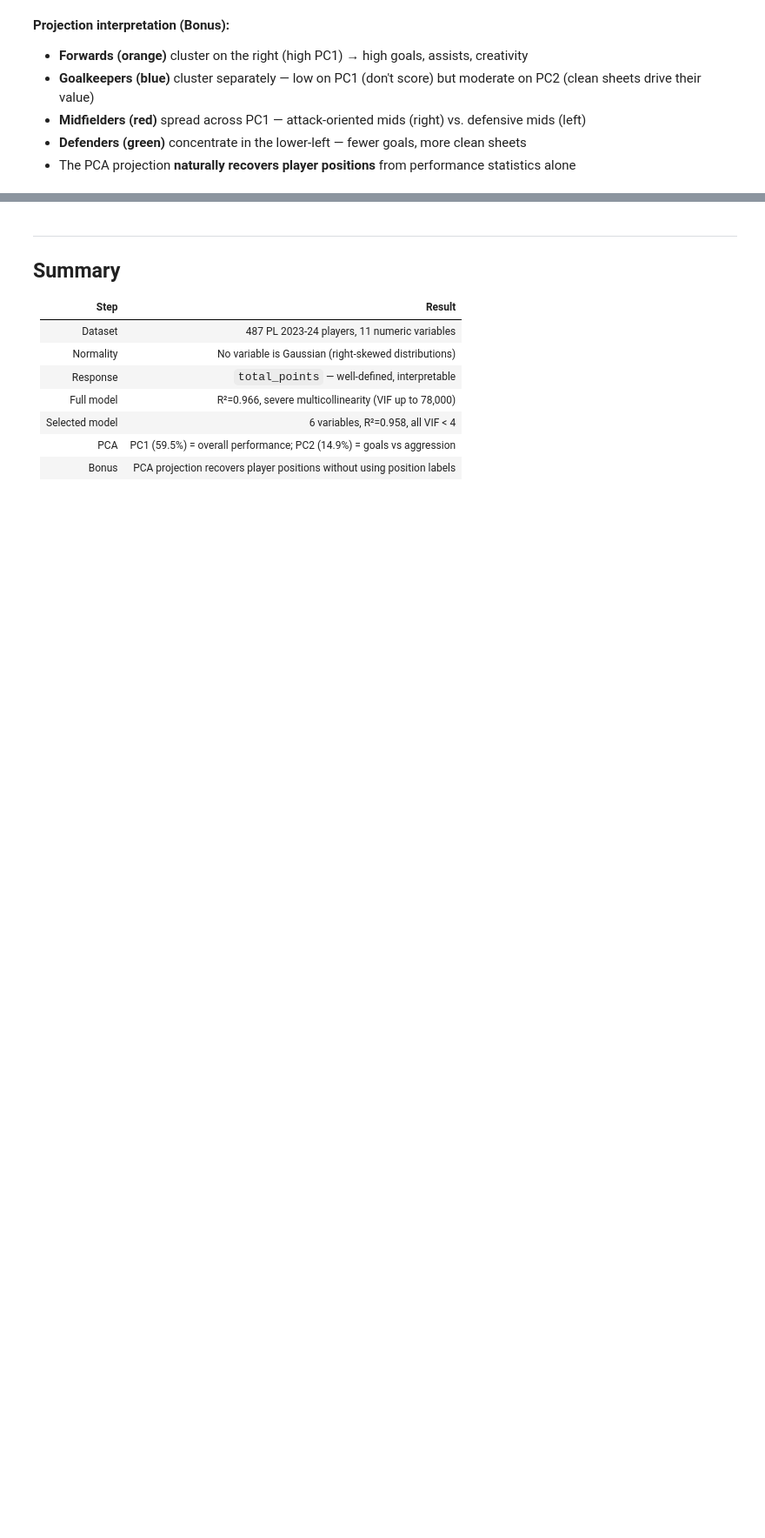
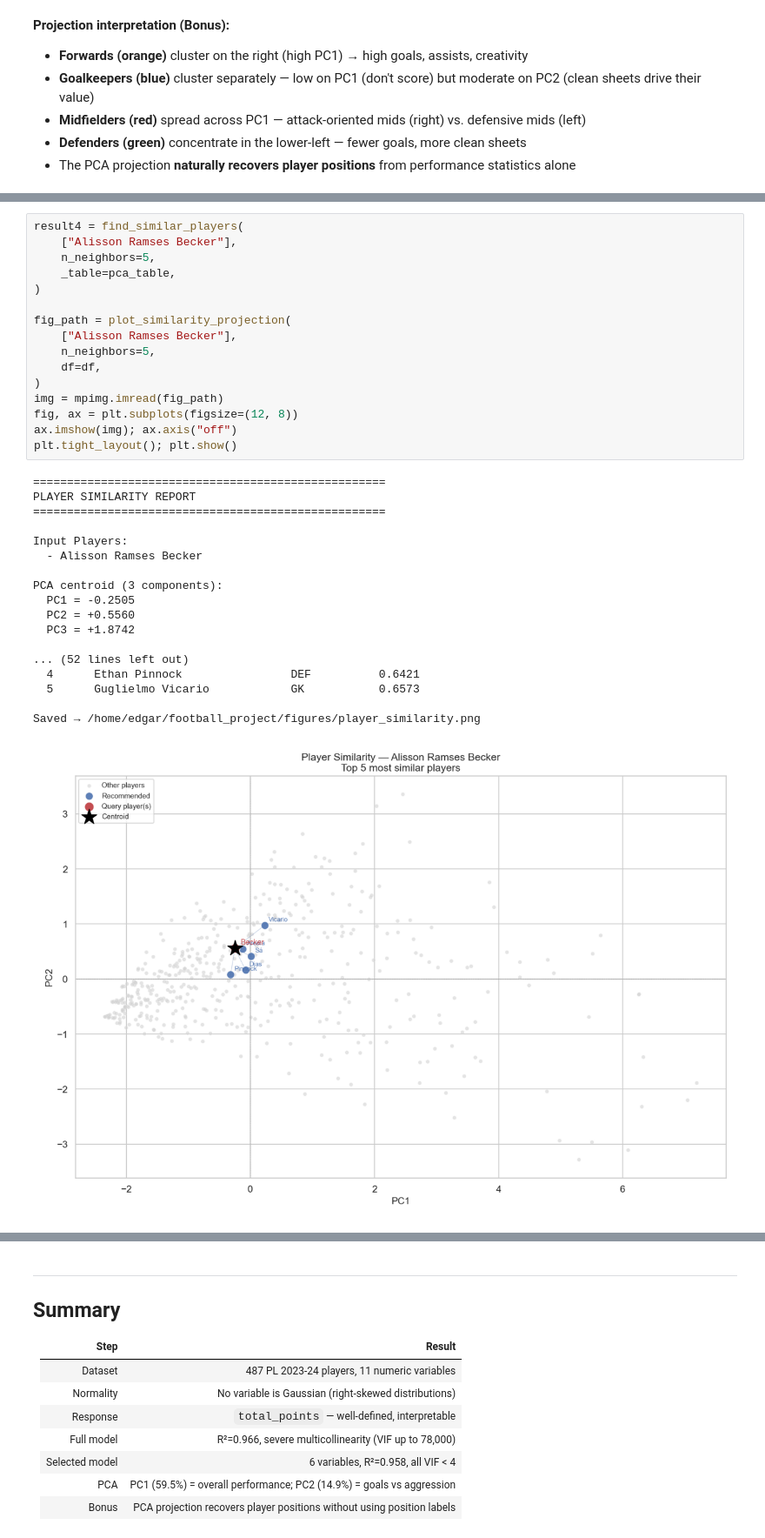
Before and after one commit to EdgarTad2002/epl-regression-pca, a Jupyter notebook: notebooks/analysis.ipynb, the cells around one changed output, grey strips where cells are left out. Shown at 87% size. Drawn from its saved outputs; the diff is of its cells as text; blank space fills up the shorter version.

```diff
--- a/notebooks/analysis.ipynb
+++ b/notebooks/analysis.ipynb
@@ -396,0 +541,35 @@ Saved → /home/edgar/football_project/figures/pca_projection.png
+# %%
+result4 = find_similar_players(
+    ["Alisson Ramses Becker"],
+    n_neighbors=5,
+    _table=pca_table,
+)
+
+fig_path = plot_similarity_projection(
+    ["Alisson Ramses Becker"],
+    n_neighbors=5,
+    df=df,
+)
+img = mpimg.imread(fig_path)
+fig, ax = plt.subplots(figsize=(12, 8))
+ax.imshow(img); ax.axis("off")
+plt.tight_layout(); plt.show()
+# %% [output]
+====================================================
+PLAYER SIMILARITY REPORT
+====================================================
+
+Input Players:
+  - Alisson Ramses Becker
+
+PCA centroid (3 components):
+  PC1 = -0.2505
+  PC2 = +0.5560
+  PC3 = +1.8742
+
+... (52 lines left out)
+  4      Ethan Pinnock                DEF          0.6421
+  5      Guglielmo Vicario            GK           0.6573
+
+Saved → /home/edgar/football_project/figures/player_similarity.png
+[figure, added]
```
Also changed, not shown: parts of 12 cells of this notebook, 11 other files.
